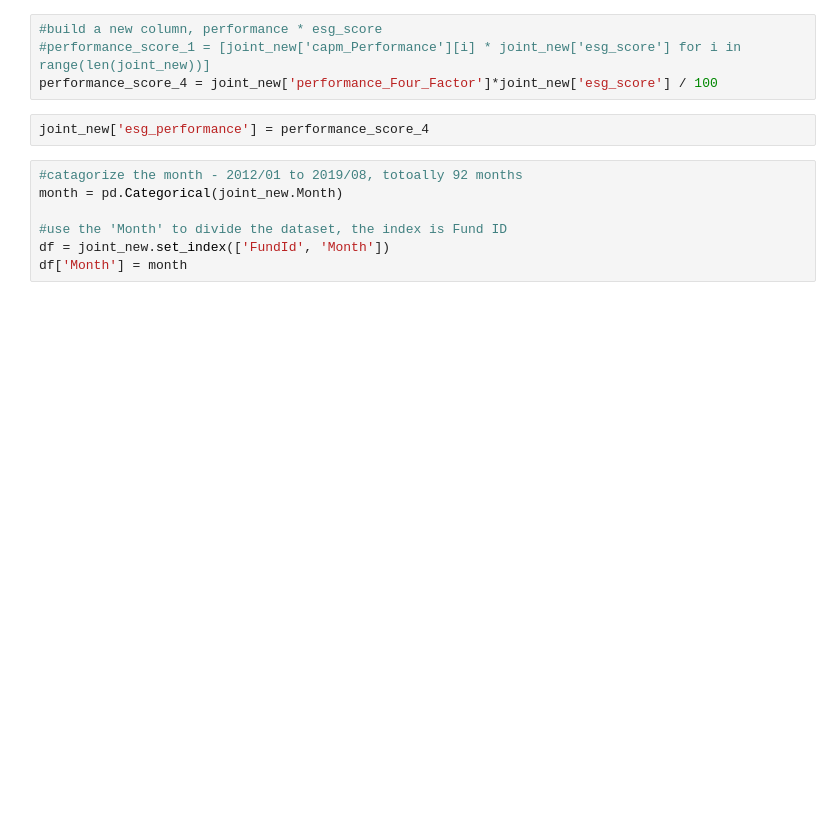
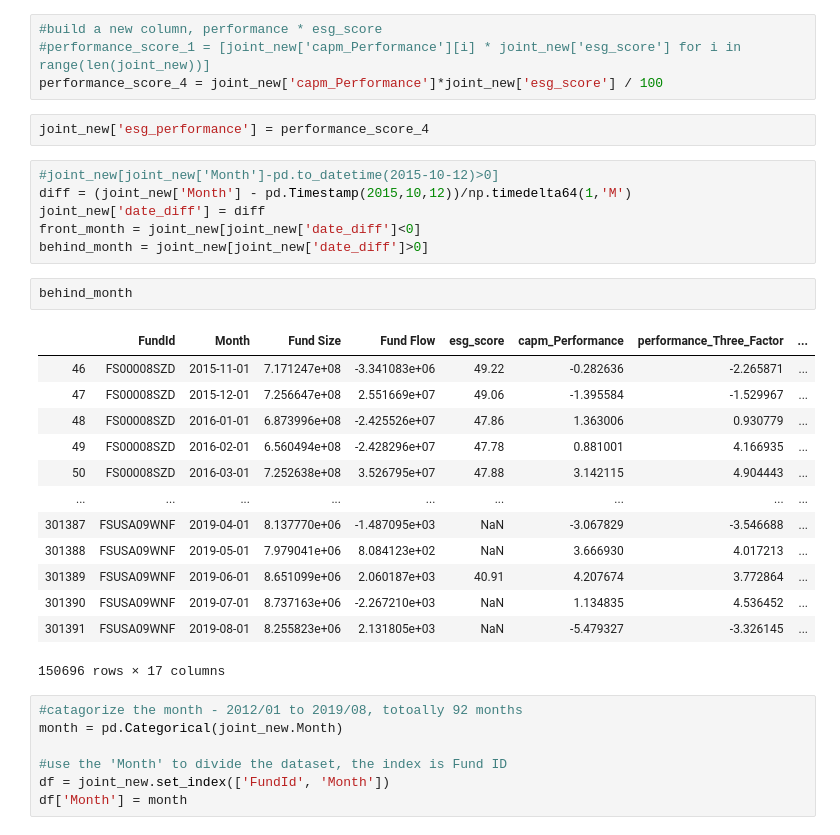
Before and after one commit to YuxuanSnow/BA_The-Impact-of-Portofolio, a Jupyter notebook: Hypothesis2.ipynb, the cells around one changed output. Drawn from its saved outputs; the diff is of its cells as text; blank space fills up the shorter version.

```diff
--- a/Hypothesis2.ipynb
+++ b/Hypothesis2.ipynb
@@ -50,9 +64,31 @@ joint_new
 # %%
 #build a new column, performance * esg_score
 #performance_score_1 = [joint_new['capm_Performance'][i] * joint_new['esg_score'] for i in range(len(joint_new))]
-performance_score_4 = joint_new['performance_Four_Factor']*joint_new['esg_score'] / 100
+performance_score_4 = joint_new['capm_Performance']*joint_new['esg_score'] / 100
 # %%
 joint_new['esg_performance'] = performance_score_4
+# %%
+#joint_new[joint_new['Month']-pd.to_datetime(2015-10-12)>0]
+diff = (joint_new['Month'] - pd.Timestamp(2015,10,12))/np.timedelta64(1,'M')
+joint_new['date_diff'] = diff
+front_month = joint_new[joint_new['date_diff']<0]
+behind_month = joint_new[joint_new['date_diff']>0]
+# %%
+behind_month
+# %% [output]
+|  | FundId | Month | Fund Size | Fund Flow | esg_score | capm_Performance | performance_Three_Factor | ... |
+| 46 | FS00008SZD | 2015-11-01 | 7.171247e+08 | -3.341083e+06 | 49.22 | -0.282636 | -2.265871 | ... |
+| 47 | FS00008SZD | 2015-12-01 | 7.256647e+08 | 2.551669e+07 | 49.06 | -1.395584 | -1.529967 | ... |
+| 48 | FS00008SZD | 2016-01-01 | 6.873996e+08 | -2.425526e+07 | 47.86 | 1.363006 | 0.930779 | ... |
+| 49 | FS00008SZD | 2016-02-01 | 6.560494e+08 | -2.428296e+07 | 47.78 | 0.881001 | 4.166935 | ... |
+| 50 | FS00008SZD | 2016-03-01 | 7.252638e+08 | 3.526795e+07 | 47.88 | 3.142115 | 4.904443 | ... |
+| ... | ... | ... | ... | ... | ... | ... | ... | ... |
+| 301387 | FSUSA09WNF | 2019-04-01 | 8.137770e+06 | -1.487095e+03 | NaN | -3.067829 | -3.546688 | ... |
+| 301388 | FSUSA09WNF | 2019-05-01 | 7.979041e+06 | 8.084123e+02 | NaN | 3.666930 | 4.017213 | ... |
+| 301389 | FSUSA09WNF | 2019-06-01 | 8.651099e+06 | 2.060187e+03 | 40.91 | 4.207674 | 3.772864 | ... |
+| 301390 | FSUSA09WNF | 2019-07-01 | 8.737163e+06 | -2.267210e+03 | NaN | 1.134835 | 4.536452 | ... |
+| 301391 | FSUSA09WNF | 2019-08-01 | 8.255823e+06 | 2.131805e+03 | NaN | -5.479327 | -3.326145 | ... |
+150696 rows × 17 columns
 # %%
 #catagorize the month - 2012/01 to 2019/08, totoally 92 months
 month = pd.Categorical(joint_new.Month)
```
Also changed, not shown: parts of 5 cells of this notebook, 5 other files.
